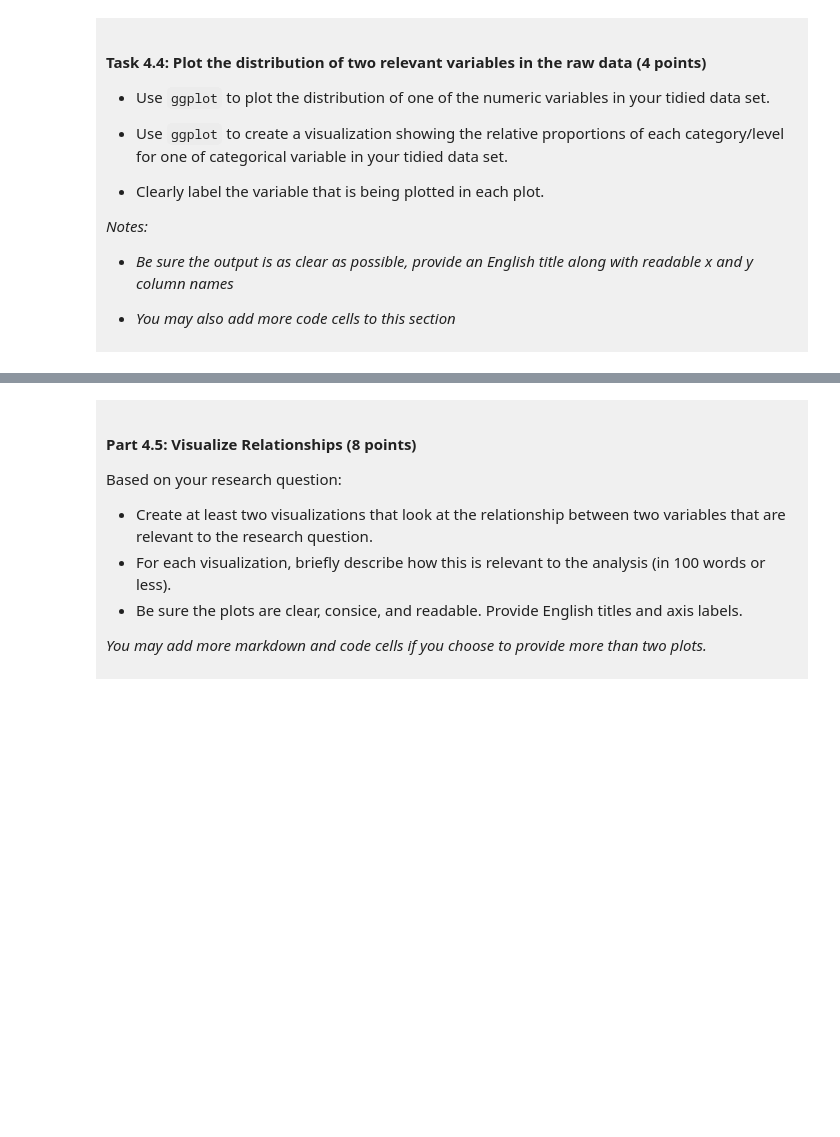
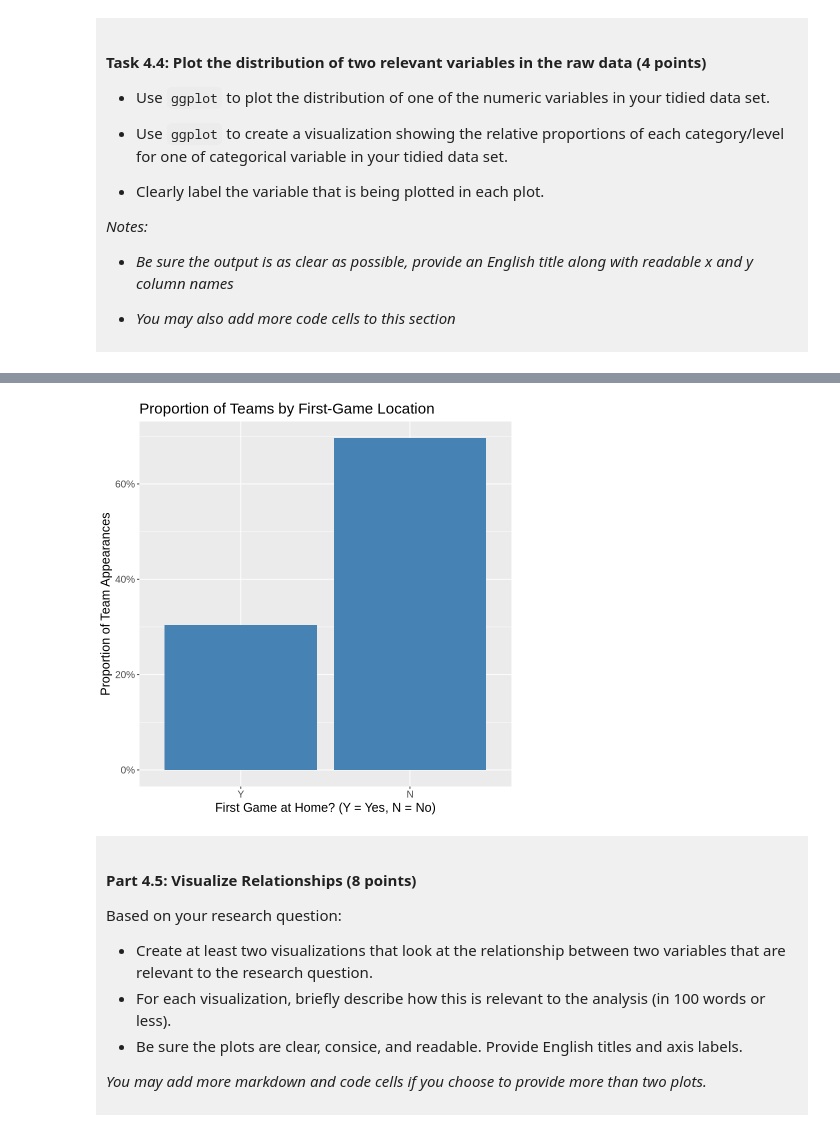
Before and after one commit to danielluo239/dsci-100-project-2026, a Jupyter notebook: dsci-100-project-notebook.ipynb, the cells around one changed output, grey strips where cells are left out. Saved outputs shown, nothing was run; the diff lists cells and outputs as text; code cells hidden in the pictures; blank space fills up the shorter version.

```diff
--- a/dsci-100-project-notebook.ipynb
+++ b/dsci-100-project-notebook.ipynb
@@ -312,5 +390,15 @@ You will refine your research question (if needed) and produce a tidy data set.
 # %%
-### EDIT THIS CODE CELL FOR PLOT 2 ###
+# Proportion of teams that did or did not play their first game at home
+home_game_bar <- ggplot(home_game_data, aes(x = first_game_at_home, y = after_stat(count / sum(count)))) +
+    geom_bar(fill = "steelblue") +
+    scale_y_continuous(labels = scales::percent) +
+    labs(title = "Proportion of Teams by First-Game Location",
+        x = "First Game at Home? (Y = Yes, N = No)",
+        y = "Proportion of Team Appearances") +
+    theme(text = element_text(size = 15))
+home_game_bar
+# %% [output]
+[figure, added]
 # %% [markdown]
 <div style="background-color: #f0f0f0; padding: 10px;">
 
```
Also changed, not shown: parts of 9 cells of this notebook.
